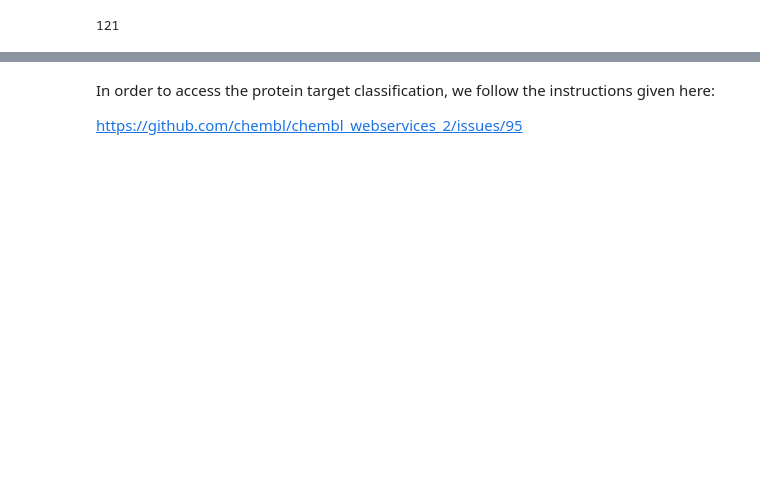
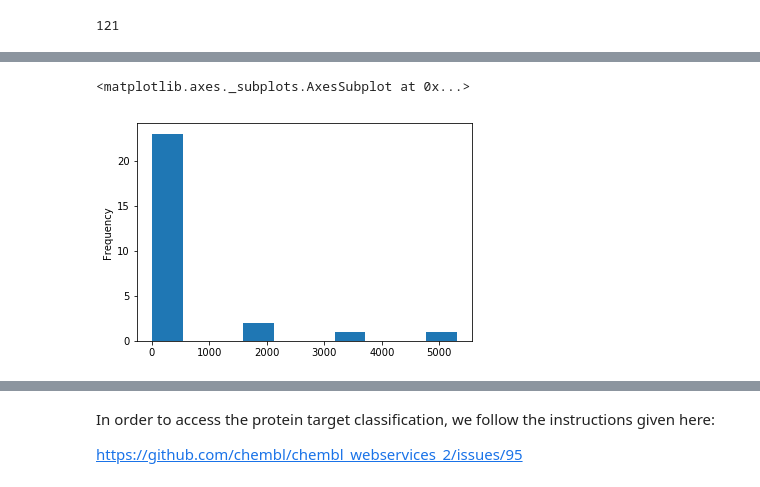
Before and after one commit to volkamerlab/KinaseFocusedFragmentLibrary, a Jupyter notebook: kinase_focused_fragment_library/analysis/ligand_analysis/chembl_molecule_details.ipynb, the cells around one changed output, grey strips where cells are left out. Drawn from its saved outputs; the diff is of its cells as text; code cells hidden in the pictures; blank space fills up the shorter version.

Commit message:
Update "active" targets per molecule, add KinMap analysis

```diff
--- a/kinase_focused_fragment_library/analysis/ligand_analysis/chembl_molecule_details.ipynb
+++ b/kinase_focused_fragment_library/analysis/ligand_analysis/chembl_molecule_details.ipynb
@@ -106,11 +149,14 @@ def convert_to_nM(unit, bioactivity):
 # %%
 bioact_df.rename(columns={"units": "units_original", "value": "value_original"}, inplace=True)
 # %%
-# Convert all to nM
+# Convert values to nM
 bioactivity_nM = []
+
 for i, row in bioact_df.iterrows():
-    bioact_nM = convert_to_nM(row['units_original'], row['value_original'])
-    bioactivity_nM.append(bioact_nM)
+    bioactivity_nM.append(
+        convert_to_nM(row['units_original'], row['value_original'])
+    )
+
 bioact_df['value'] = bioactivity_nM
 bioact_df['units'] = 'nM'
 bioact_df.shape
@@ -127,2 +206,16 @@ bioact_df_active = bioact_df[bioact_df.value <= activity_threshold].copy()  # tr
+# %%
+# Group bioactivity results by molecule ChEMBL ID
+bioact_df_grouped = bioact_df[
+    ['molecule_chembl_id', 'target_chembl_id', 'target_pref_name', 'assay_chembl_id', 'assay_description', 'value']
+].groupby(
+    ['molecule_chembl_id']
+)
+# %%
+# Which molecules are "active" against at least one target
+bioact_df_active = bioact_df_grouped.apply(
+    lambda x: x if (sum(x.value <= activity_threshold) > 0) else None
+).dropna()
+# %%
+bioact_df_active.sort_values(by='molecule_chembl_id', inplace=True)
 # %%
 bioact_df_active.shape
@@ -183,0 +257,5 @@ act
+# %%
+bioact_df_active.value.plot(kind='hist')
+# %% [output]
+<matplotlib.axes._subplots.AxesSubplot at 0x...>
+[figure, added]
```
Also changed, not shown: parts of 123 cells of this notebook, 9 other files.
